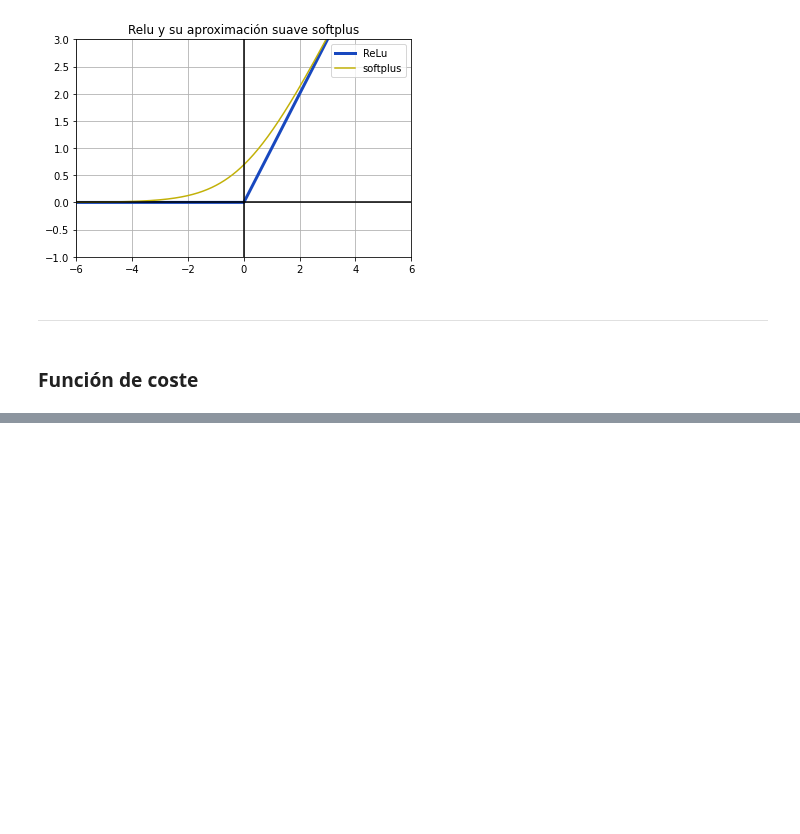
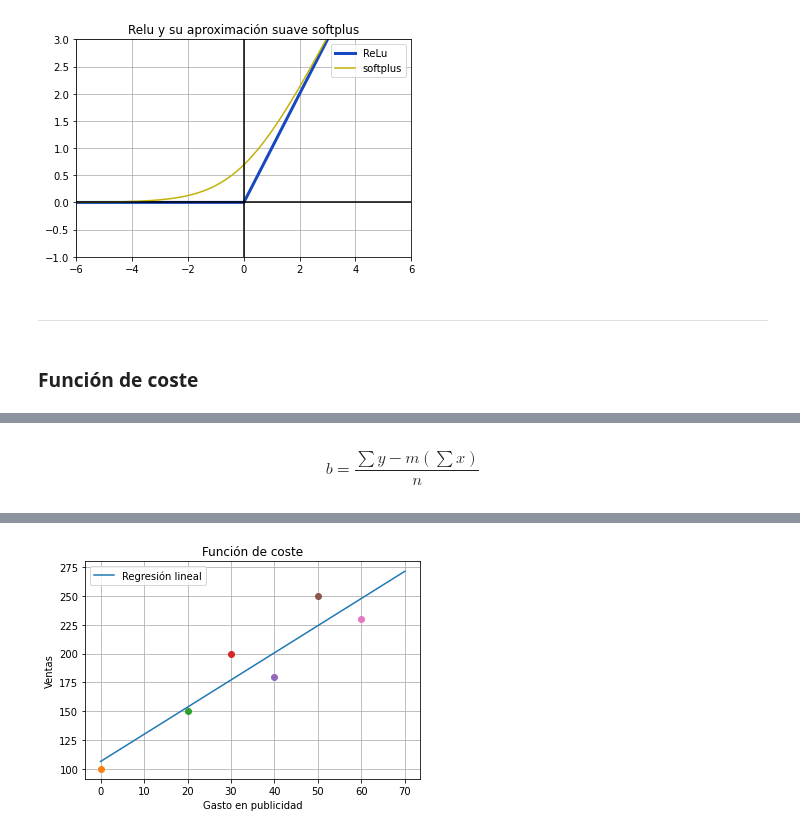
Before and after one commit to abdielgv162/Data-Science-Machine-Learning-Notes, a Jupyter notebook: Calculo/calculo.ipynb, the cells around one changed output, grey strips where cells are left out. Saved outputs shown, nothing was run; the diff lists cells and outputs as text; code cells hidden in the pictures; blank space fills up the shorter version.

```diff
--- a/Calculo/calculo.ipynb
+++ b/Calculo/calculo.ipynb
@@ -1132,0 +1178,79 @@ if __name__ == '__main__':
+# %% [markdown]
+$$b = \frac{\sum{y}- m(\sum{x})}{n} $$
+# %%
+import matplotlib.pyplot as plt
+import numpy as np
+import math
+
+# Vamos a hacer la linea recta que correspondera a y_hat
+# Ya que ahí efectuamos la evaluación del erro predicho
+def calc_m_b(data):
+    # obtenemos n
+    n = len(data)
+    # obtenemos la suma de xy
+    # Y sum x y sum y
+    sum_xy = 0
+    sum_x = 0
+    sum_y = 0
+    sum_x2 = 0
+    for i in data:
+        sum_xy += (i[0] * i[1])
+        sum_x  += (i[0])
+        sum_y  += (i[1])
+        sum_x2 += (i[0])**2
+    # Calculamos la pendiente
+    m = (n * sum_xy - (sum_x * sum_y)) / ( (n * sum_x2) - (sum_x)**2 )
+    # Ahora calculemos  b
+    b = (sum_y - (m * sum_x) ) / (n)
+    #Devolvemos valores
+    return m,b
+
+
+def y_hat_line(x,m,b):
+    return x*m + b
+
+def ecm(data,m,b):
+    n= len(data)
+    y_hat = []
+    add = 0
+    for i in data:
+        y_hat.append(y_hat_line(i[0],m,b) )
+    #print(f'y_hat values:{y_hat}\n')
+
+    for i in range(n):
+        add += (( y_hat[i]) - (data[i][1]))**2
+        print(f'Predicción {i+1}: {y_hat[i]}')
+        print(f'Dato real {i+1}: {data[i][1]}')
+    return (1/n)*add
+
+def graph(x,data,line):
+    #Creamos el cuadrito
+    fig, ax = plt.subplots()
+    ax.grid()
+    plt.title('Función de coste')
+    plt.xlabel("Gasto en publicidad")
+    plt.ylabel("Ventas")
+    ax.plot(x,line)
+    for i in data:
+        plt.plot(i[0], i[1], 'o')
+    plt.legend(['Regresión lineal'])
+
+def main():
+    # Datos
+    res = 10000
+    x = np.linspace(0.0, 70.0, num=res)
+    data = [[0,100],[20,150],[30,200],[40,180],[50,250],[60,230]]
+    m,b = calc_m_b(data)
+    print(f'\nPendiente: {m}')
+    print(f'Intersección: {b}')
+    print(f'-------------------------------------')
+    line = y_hat_line(x,m,b)
+    ECM = ecm(data,m,b)
+    graph(x,data, line)
+    print(f'-------------------------------------')
+    print(f'Error Cuadrático Medio: {ECM}\n')
+
+
+if __name__ == '__main__':
+    main()
+# %% [output]
@@ -1132,0 +1274 @@ if __name__ == '__main__':
+[figure, added]
```
Also changed, not shown: parts of 15 cells of this notebook.
